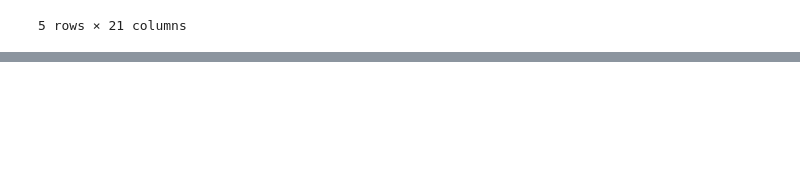
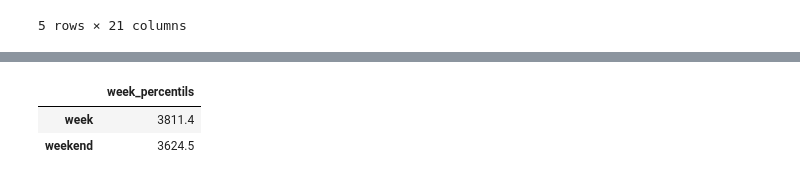
Before and after one commit to PBrrtrn/7506-organizacion-de-datos-TP1-1C2019, a Jupyter notebook: Exploracion_Joaquin/Exploracion_clicks.ipynb, the cells around one changed output, grey strips where cells are left out. Cells and saved outputs as stored; diff of their text form; code cells hidden in the pictures; blank space fills up the shorter version.

```diff
--- a/Exploracion_Joaquin/Exploracion_clicks.ipynb
+++ b/Exploracion_Joaquin/Exploracion_clicks.ipynb
@@ -98,0 +114,8 @@ c_group
+# %%
+total = pd.DataFrame({'week_percentils':[((week_hg['counts'].sum())/5),((weekend_hg['counts'].sum())/2)]}, index = ['week','weekend'])
+total
+#total.plot.pie(y = '% of total auctions',autopct='%1.1f%%',title = 'Total auctions share by platform')
+# %% [output]
+|  | week_percentils |
+| week | 3811.4 |
+| weekend | 3624.5 |
```
Also changed, not shown: parts of 10 cells of this notebook, 2 other files.
